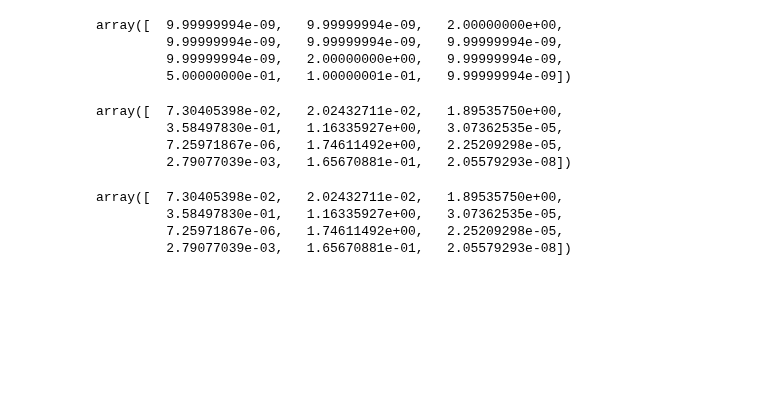
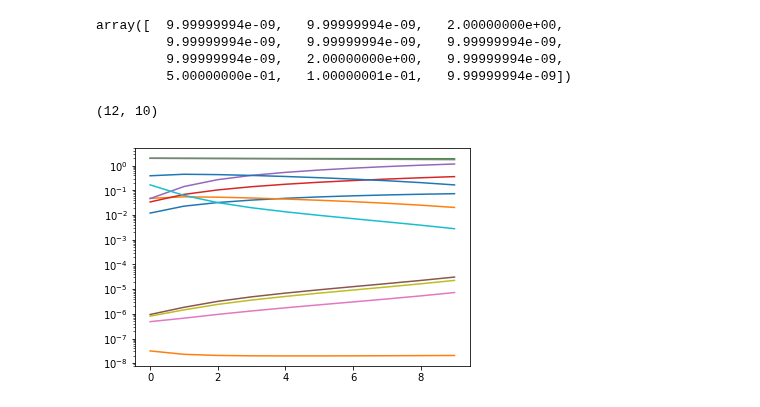
Before and after one commit to JiaweiZhuang/KPP, a Jupyter notebook: my_tests/smog/read_smog.ipynb, the cells around one changed output. Drawn from its saved outputs; the diff is of its cells as text; code cells hidden in the pictures; blank space fills up the shorter version.

Commit message:
Plot integration history

```diff
--- a/my_tests/smog/read_smog.ipynb
+++ b/my_tests/smog/read_smog.ipynb
@@ -65,17 +59,13 @@ array([  9.99999994e-09,   9.99999994e-09,   2.00000000e+00,
          9.99999994e-09,   9.99999994e-09,   9.99999994e-09,
          9.99999994e-09,   2.00000000e+00,   9.99999994e-09,
          5.00000000e-01,   1.00000001e-01,   9.99999994e-09])
-# %%
-kpp4py.kpp(y0)
-# %% [output]
-array([  7.30405398e-02,   2.02432711e-02,   1.89535750e+00,
-         3.58497830e-01,   1.16335927e+00,   3.07362535e-05,
-         7.25971867e-06,   1.74611492e+00,   2.25209298e-05,
-         2.79077039e-03,   1.65670881e-01,   2.05579293e-08])
-# %%
-df.values[-1,:12]
-# %% [output]
-array([  7.30405398e-02,   2.02432711e-02,   1.89535750e+00,
-         3.58497830e-01,   1.16335927e+00,   3.07362535e-05,
-         7.25971867e-06,   1.74611492e+00,   2.25209298e-05,
-         2.79077039e-03,   1.65670881e-01,   2.05579293e-08])
+# %%
+y_history = kpp(y0, 10)
+y_history.shape
+# %% [output]
+(12, 10)
+# %%
+plt.plot(y_history.T)
+plt.yscale('log')
+# %% [output]
+[figure, added]
```
Also changed, not shown: parts of 5 cells of this notebook.
